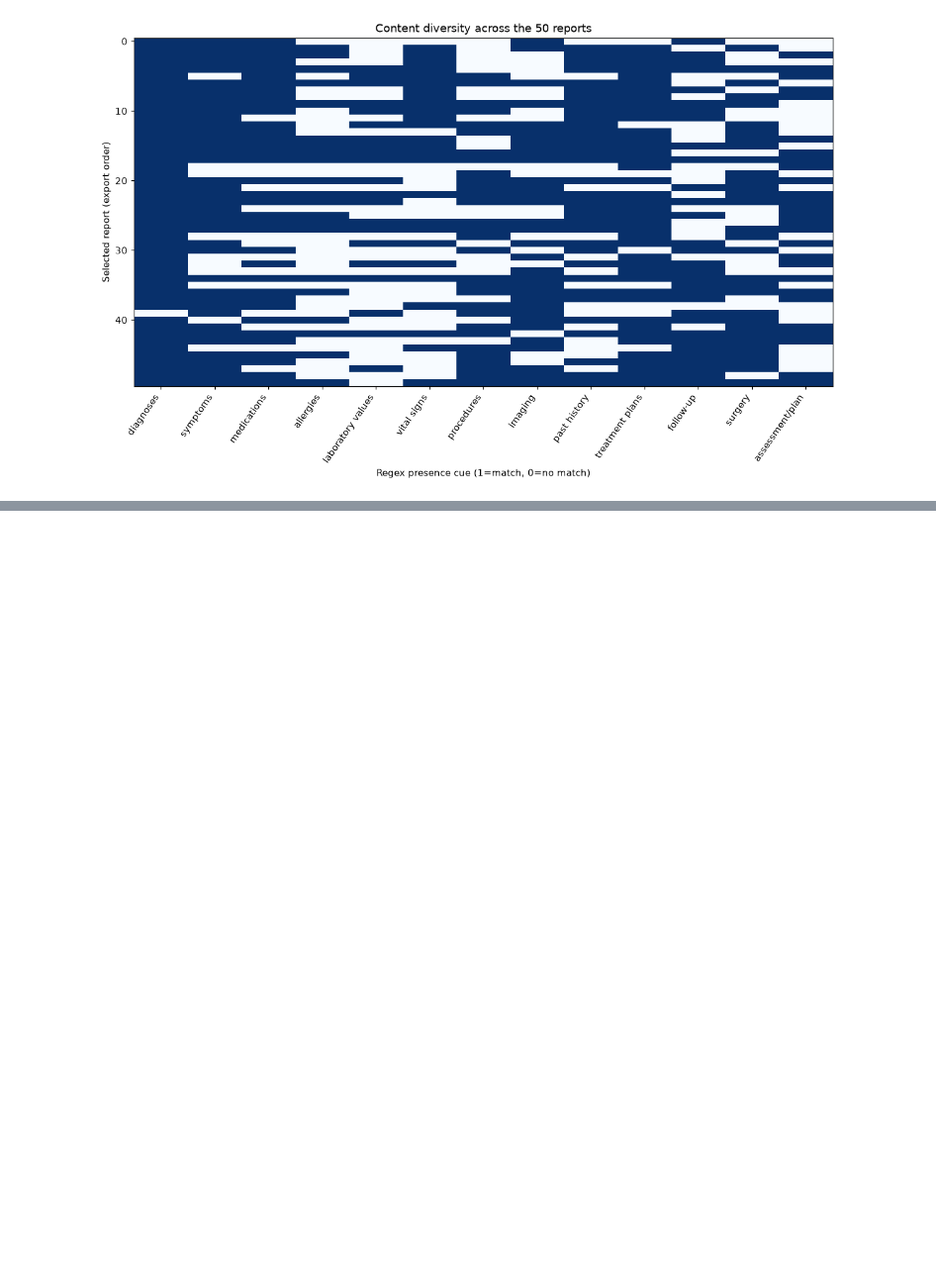
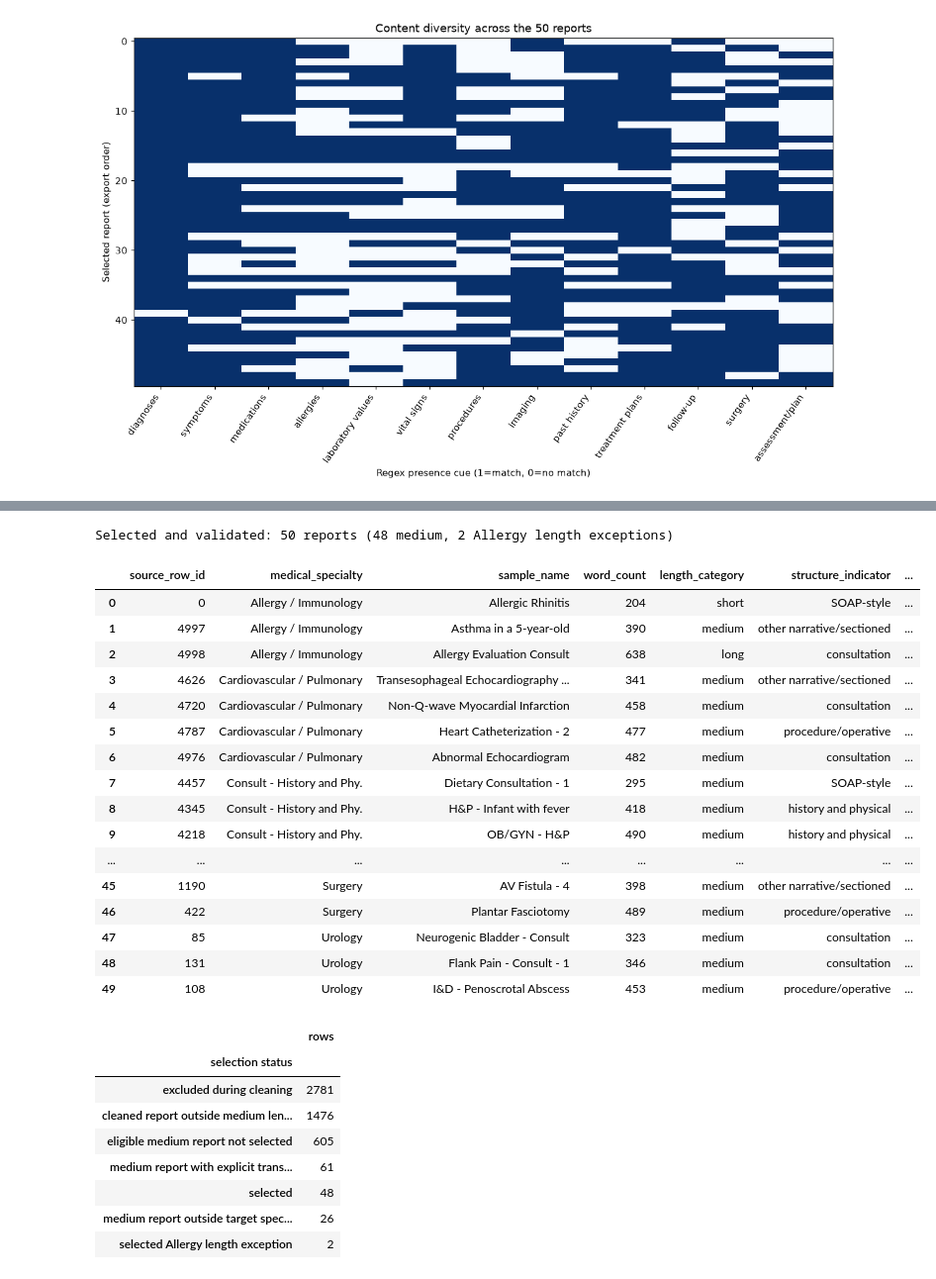
Before and after one commit to Break-Through-Tech/Google-2F-faithfulmed-a-multi-agent-system-for-faithful-patient-friendly-medical-explanations, a Jupyter notebook: EDAs/mtsamples_eda.ipynb, the cells around one changed output, grey strips where cells are left out. Shown at 99% size. Cells and saved outputs as stored; diff of their text form; code cells hidden in the pictures; blank space fills up the shorter version.

```diff
--- a/EDAs/mtsamples_eda.ipynb
+++ b/EDAs/mtsamples_eda.ipynb
@@ -504,0 +562,38 @@ No original source file was changed. No model generation or annotation was perfo
+# %%
+medium_selected = select_medium_reports(candidates)
+validate_medium_selection(medium_selected, raw, candidates)
+pd.testing.assert_frame_equal(medium_selected, select_medium_reports(candidates))
+print("Selected and validated:", len(medium_selected), "reports (48 medium, 2 Allergy length exceptions)")
+with pd.option_context("display.max_rows", 60):
+    display(medium_selected[["source_row_id", "medical_specialty", "sample_name", "word_count", "length_category",
+                             "structure_indicator", "text_complexity_category"]])
+medium_audit = selection_audit(audit, candidates, medium_selected)
+display(medium_audit.selection_status.value_counts().rename_axis("selection status").to_frame("rows"))
+# %% [output]
+Selected and validated: 50 reports (48 medium, 2 Allergy length exceptions)
+|  | source_row_id | medical_specialty | sample_name | word_count | length_category | structure_indicator | ... |
+| 0 | 0 | Allergy / Immunology | Allergic Rhinitis | 204 | short | SOAP-style | ... |
+| 1 | 4997 | Allergy / Immunology | Asthma in a 5-year-old | 390 | medium | other narrative/sectioned | ... |
+| 2 | 4998 | Allergy / Immunology | Allergy Evaluation Consult | 638 | long | consultation | ... |
+| 3 | 4626 | Cardiovascular / Pulmonary | Transesophageal Echocardiography ... | 341 | medium | other narrative/sectioned | ... |
+| 4 | 4720 | Cardiovascular / Pulmonary | Non-Q-wave Myocardial Infarction | 458 | medium | consultation | ... |
+| 5 | 4787 | Cardiovascular / Pulmonary | Heart Catheterization - 2 | 477 | medium | procedure/operative | ... |
+| 6 | 4976 | Cardiovascular / Pulmonary | Abnormal Echocardiogram | 482 | medium | consultation | ... |
+| 7 | 4457 | Consult - History and Phy. | Dietary Consultation - 1 | 295 | medium | SOAP-style | ... |
+| 8 | 4345 | Consult - History and Phy. | H&P - Infant with fever | 418 | medium | history and physical | ... |
+| 9 | 4218 | Consult - History and Phy. | OB/GYN - H&P | 490 | medium | history and physical | ... |
+| ... | ... | ... | ... | ... | ... | ... | ... |
+| 45 | 1190 | Surgery | AV Fistula - 4 | 398 | medium | other narrative/sectioned | ... |
+| 46 | 422 | Surgery | Plantar Fasciotomy | 489 | medium | procedure/operative | ... |
+| 47 | 85 | Urology | Neurogenic Bladder - Consult | 323 | medium | consultation | ... |
+| 48 | 131 | Urology | Flank Pain - Consult - 1 | 346 | medium | consultation | ... |
+| 49 | 108 | Urology | I&D - Penoscrotal Abscess | 453 | medium | procedure/operative | ... |
+|  | rows |
+| selection status |  |
+| excluded during cleaning | 2781 |
+| cleaned report outside medium len... | 1476 |
+| eligible medium report not selected | 605 |
+| medium report with explicit trans... | 61 |
+| selected | 48 |
+| medium report outside target spec... | 26 |
+| selected Allergy length exception | 2 |
```
Also changed, not shown: parts of 17 cells of this notebook, 7 other files.
